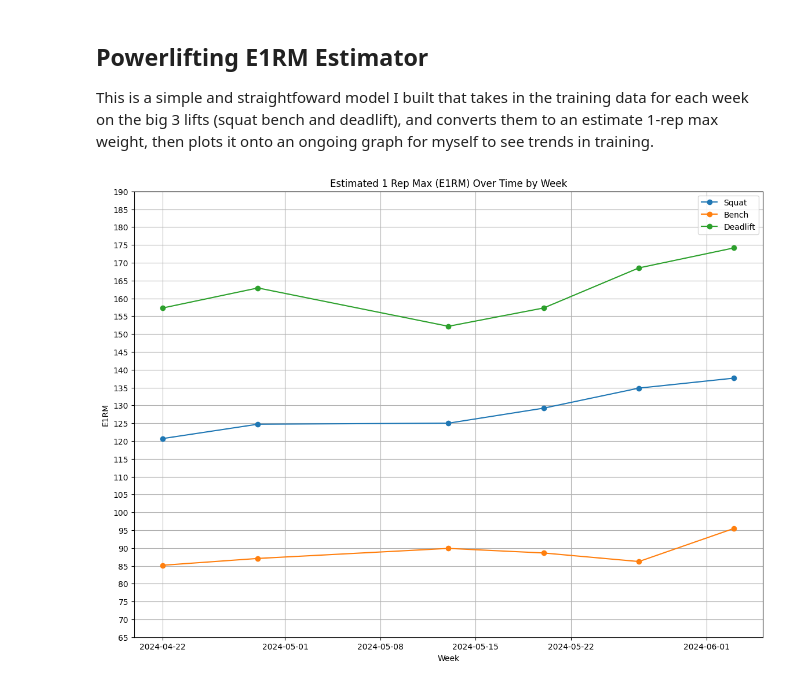
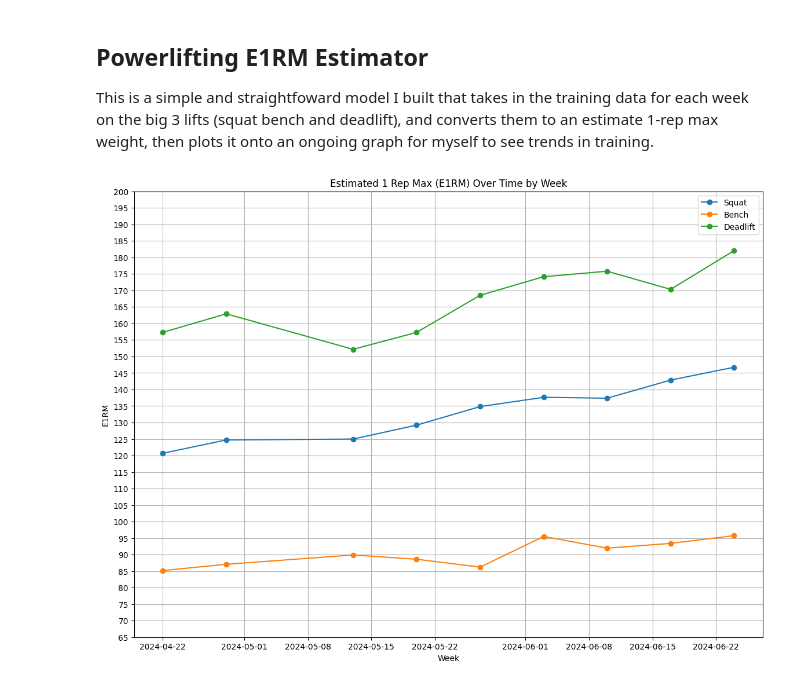
Before and after one commit to maxz101524/maxz101524, a Jupyter notebook: E1RMpredictor.ipynb, the cells around one changed output. Saved outputs shown, nothing was run; the diff lists cells and outputs as text; code cells hidden in the pictures.

```diff
--- a/E1RMpredictor.ipynb
+++ b/E1RMpredictor.ipynb
@@ -54,31 +54,34 @@ def add_weekly_data(date, squat_weight, squat_reps, squat_rpe,
     }
     week_df = pd.DataFrame([week_data])
     df = pd.concat([df, week_df], ignore_index=True)
 
 def plot_e1rm():
     global df
     plt.figure(figsize=(14, 10))
 
     plt.plot(df['week'], df['squat_e1rm'], marker='o', label='Squat')
     plt.plot(df['week'], df['bench_e1rm'], marker='o', label='Bench')
     plt.plot(df['week'], df['deadlift_e1rm'], marker='o', label='Deadlift')
     y_min = int(min(df[['squat_e1rm', 'bench_e1rm', 'deadlift_e1rm']].min()) - 20)
     y_max = int(max(df[['squat_e1rm', 'bench_e1rm', 'deadlift_e1rm']].max()) + 20)
     plt.yticks(np.arange(y_min, y_max, 5))
     plt.title('Estimated 1 Rep Max (E1RM) Over Time by Week')
     plt.xlabel('Week')
     plt.ylabel('E1RM')
     plt.legend()
     plt.grid(True)
     plt.show()
 
 add_weekly_data("2024-04-22", 105, 1, 6, 77.5, 1, 7.5, 140, 1, 7)
 add_weekly_data("2024-04-29", 111, 1, 7, 77.5, 1, 7, 145, 1, 7)
 add_weekly_data("2024-05-13", 115, 1, 8, 80, 1, 7, 140, 1, 8)
 add_weekly_data("2024-05-20", 115, 1, 7, 70, 4, 6, 140, 1, 7)
 add_weekly_data("2024-05-27", 120, 1, 7, 75, 1, 6, 150, 1, 7)
 add_weekly_data("2024-06-03", 122.5, 1, 7, 85, 1, 7, 155, 1, 7)
+add_weekly_data("2024-06-10", 125, 1, 7.5, 80, 1, 6, 160, 1, 7.5)
+add_weekly_data("2024-06-17", 130, 1, 7.5, 85, 1, 7.5, 155, 1, 7.5)
+add_weekly_data("2024-06-24", 135, 1, 8, 90, 1, 8.5, 167.5, 1, 8)
 
 plot_e1rm()
 # %% [output]
-[figure, old version]
+[figure, new version]
```
Also changed, not shown: 1 other file.
